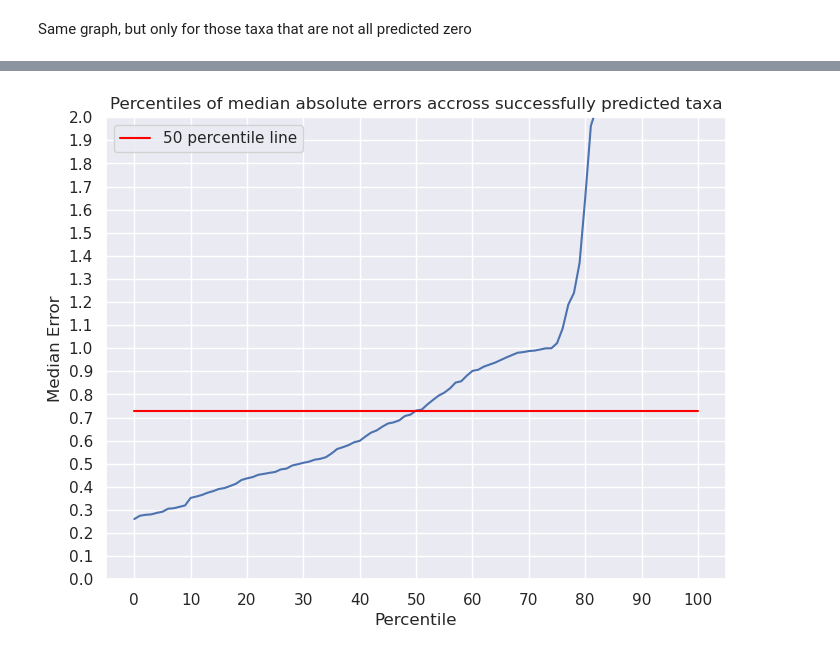
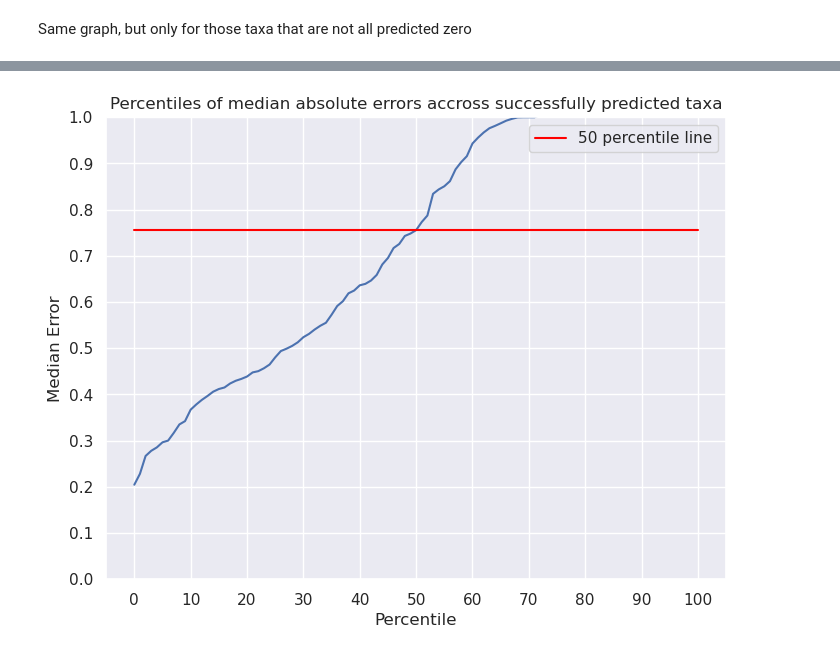
Before and after one commit to NateTheGreat001/tu_medical, a Jupyter notebook: Experiment 1: Sequence on Sequence LSTM.ipynb, the cells around one changed output, grey strips where cells are left out. Cells and saved outputs as stored; diff of their text form; code cells hidden in the pictures.

```diff
--- a/Experiment 1: Sequence on Sequence LSTM.ipynb
+++ b/Experiment 1: Sequence on Sequence LSTM.ipynb
@@ -156,7 +154,7 @@ Test sequences: 55
 ### The Model
 # %%
 reg = 1e-12
-loss=batch_mae_ignore_zeros
+loss=mae_ignore_zeros(false_positives_penalty_factor=0.1)
 
 n_feats = len(df.columns)
 
@@ -337,4 +335,4 @@ only_predicted_errors.describe()
 # %%
-percentile_graph(only_predicted_errors, "accross successfully predicted taxa", y_top_lim=2)
+percentile_graph(only_predicted_errors, "accross successfully predicted taxa", y_top_lim=1)
 # %% [output]
-[figure, old version]
+[figure, new version]
```
Also changed, not shown: parts of 11 cells of this notebook, 5 other files.
